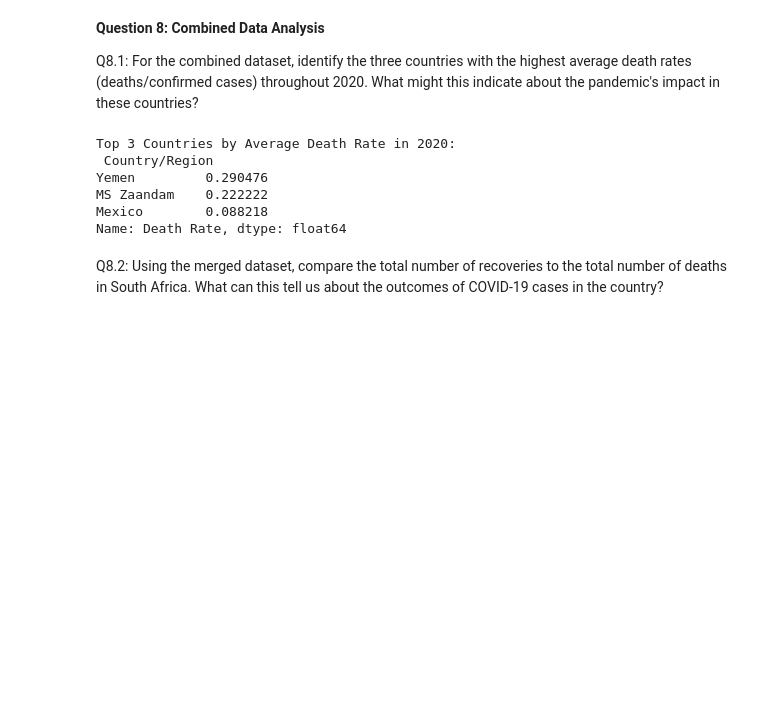
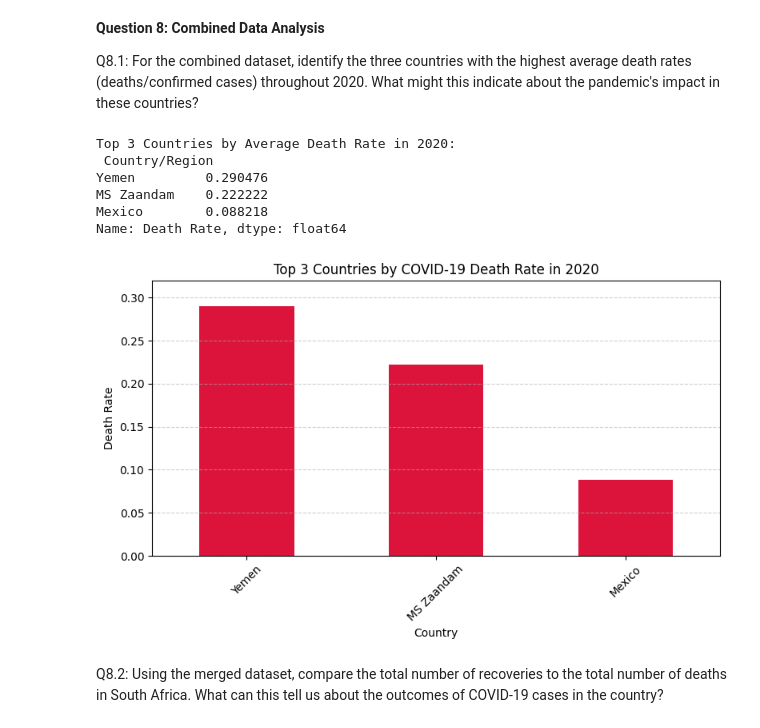
Before and after one commit to PushpendraJaat/Covid-19-Case-Study, a Jupyter notebook: notebook/Covid_data_analysis (1).ipynb, the cells around one changed output. Cells and saved outputs as stored; diff of their text form; code cells hidden in the pictures; blank space fills up the shorter version.

```diff
--- a/notebook/Covid_data_analysis (1).ipynb
+++ b/notebook/Covid_data_analysis (1).ipynb
@@ -900,16 +940,23 @@ plt.show()
 
 Q8.1: For the combined dataset, identify the three countries with the highest average death rates (deaths/confirmed cases) throughout 2020. What might this indicate about the pandemic's impact in these countries?
 # %%
+# Filter data for year 2020
 df_2020 = merged_covid_df[merged_covid_df['Date'].dt.year == 2020]
-country_summary = df_2020.groupby('Country/Region')[['Confirmed', 'Deaths']].sum()
-country_summary = country_summary[country_summary['Confirmed'] > 0]
 
+# Group by country and sum confirmed + deaths
+country_summary = (
+    df_2020.groupby('Country/Region')[['Confirmed', 'Deaths']]
+    .sum()
+    .query("Confirmed > 0")  # filter directly here
+)
 
+# Compute death rate
 country_summary['Death Rate'] = country_summary['Deaths'] / country_summary['Confirmed']
 
+# Get top 3 countries by death rate
+top_death_rates = country_summary['Death Rate'].nlargest(3)
 
-top_death_rates = country_summary['Death Rate'].sort_values(ascending=False).head(3)
-
+# Display results
 print("Top 3 Countries by Average Death Rate in 2020:\n", top_death_rates)
 # %% [output]
 Top 3 Countries by Average Death Rate in 2020:
@@ -918,6 +965,22 @@ Yemen         0.290476
 MS Zaandam    0.222222
 Mexico        0.088218
 Name: Death Rate, dtype: float64
+# %%
+# Plotting
+
+plt.figure(figsize=(8, 5))
+top_death_rates.plot(kind='bar', color='crimson')
+plt.title('Top 3 Countries by COVID-19 Death Rate in 2020')
+plt.ylabel('Death Rate')
+plt.xlabel('Country')
+plt.xticks(rotation=45)
+plt.ylim(0, top_death_rates.max() * 1.1)  # slight margin above max
+plt.grid(axis='y', linestyle='--', alpha=0.6)
+plt.tight_layout()
+plt.savefig("../images/Top 3 Countries by COVID-19 Death Rate in 2020")
+plt.show()
+# %% [output]
+[figure, added]
 # %% [markdown]
 Q8.2: Using the merged dataset, compare the total number of recoveries to the total number of deaths in South Africa. What can this tell us about the outcomes of COVID-19 cases in the country?
 # %%
```
Also changed, not shown: parts of 56 cells of this notebook.
